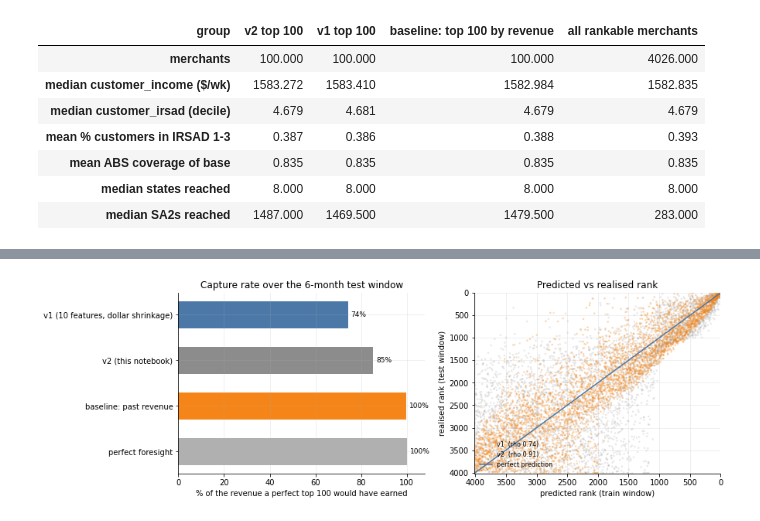
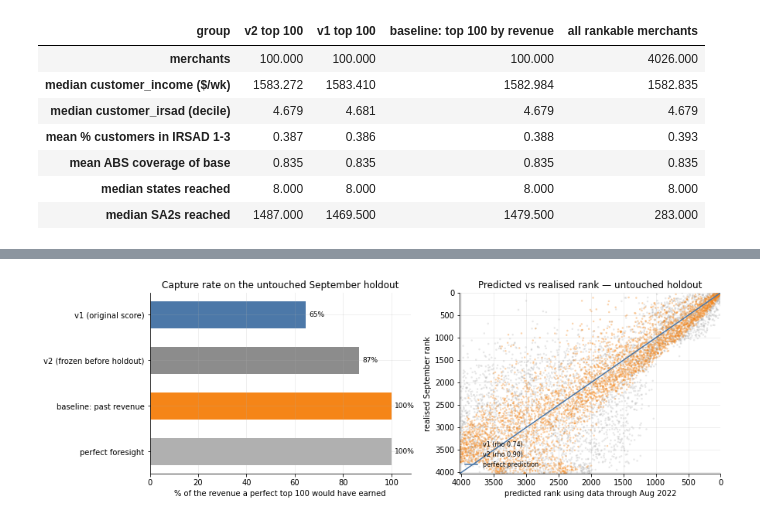
Before and after one commit to cjboingboing/project2, a Jupyter notebook: notebooks/merchant_ranking_v2.ipynb, the cells around one changed output, grey strips where cells are left out. Cells and saved outputs as stored; diff of their text form; code cells hidden in the pictures.

```diff
--- a/notebooks/merchant_ranking_v2.ipynb
+++ b/notebooks/merchant_ranking_v2.ipynb
@@ -668,7 +813,9 @@ def judge(label, series):
         "spearman": spearmanr(series, ev["realised_revenue"])[0],
         "capture rate": sel["realised_revenue"].sum() / best_possible,
         "hits in realised top 100": len(set(sel["merchant_abn"]) & perfect_abns),
-        "picks that stopped trading": int((sel["test_transactions"] == 0).sum()),
+        "picks with no September activity": int(
+            (sel["holdout_transactions"] == 0).sum()
+        ),
         "realised revenue ($M)": sel["realised_revenue"].sum() / 1e6,
     }
 
@@ -677,9 +824,12 @@ s_v2, ranks_ev = score_v2(ev)
 s_v1, _ = score_v1(ev)
 
 results = pd.DataFrame([
-    judge("v1 (10 features, dollar shrinkage)", s_v1),
-    judge("v2 (this notebook)", s_v2),
-    judge("baseline: past revenue", ev["estimated_bnpl_revenue"].rank(pct=True) * 100),
+    judge("v1 (original score)", s_v1),
+    judge("v2 (frozen before holdout)", s_v2),
+    judge(
+        "baseline: past revenue",
+        ev["estimated_bnpl_revenue"].rank(pct=True) * 100,
+    ),
     judge("perfect foresight", ev["realised_revenue"]),
 ]).set_index("picker")
 
@@ -747,30 +859,66 @@ pd.DataFrame(rows).set_index("picker").round(3)
 # %%
 fig, axes = plt.subplots(1, 2, figsize=(12.5, 4.2))
 
 caps = results["capture rate"] * 100
-bars = axes[0].barh(caps.index[::-1], caps.values[::-1],
-                    color=[BLUE, GREY, ORANGE, "#B0B0B0"][::-1], height=0.6)
-axes[0].bar_label(bars, labels=[f"{v:.0f}%" for v in caps.values[::-1]], padding=4, fontsize=9)
+bars = axes[0].barh(
+    caps.index[::-1],
+    caps.values[::-1],
+    color=[BLUE, GREY, ORANGE, "#B0B0B0"][::-1],
+    height=0.6,
+)
+axes[0].bar_label(
+    bars,
+    labels=[f"{v:.0f}%" for v in caps.values[::-1]],
+    padding=4,
+    fontsize=9,
+)
 axes[0].set_xlim(0, 108)
 axes[0].set_xlabel("% of the revenue a perfect top 100 would have earned")
-axes[0].set_title("Capture rate over the 6-month test window")
+axes[0].set_title("Capture rate on the untouched September holdout")
 
 pred_v2 = s_v2.rank(ascending=False, method="first")
 pred_v1 = s_v1.rank(ascending=False, method="first")
 realised_rank = ev["realised_revenue"].rank(ascending=False, method="first")
 lim = len(ev)
-axes[1].scatter(pred_v1, realised_rank, s=6, alpha=0.2, color=GREY, edgecolors="none",
-                label=f"v1  (rho {results.loc['v1 (10 features, dollar shrinkage)','spearman']:.2f})")
-axes[1].scatter(pred_v2, realised_rank, s=6, alpha=0.35, color=ORANGE, edgecolors="none",
-                label=f"v2  (rho {results.loc['v2 (this notebook)','spearman']:.2f})")
-axes[1].plot([1, lim], [1, lim], color=BLUE, linewidth=1.5, label="perfect prediction")
-axes[1].set_xlim(0, lim); axes[1].set_ylim(0, lim)
-axes[1].invert_xaxis(); axes[1].invert_yaxis()
-axes[1].set_xlabel("predicted rank (train window)")
-axes[1].set_ylabel("realised rank (test window)")
-axes[1].set_title("Predicted vs realised rank")
+
+axes[1].scatter(
+    pred_v1,
+    realised_rank,
+    s=6,
+    alpha=0.2,
+    color=GREY,
+    edgecolors="none",
+    label=f"v1 (rho {results.loc['v1 (original score)', 'spearman']:.2f})",
+)
+axes[1].scatter(
+    pred_v2,
+    realised_rank,
+    s=6,
+    alpha=0.35,
+    color=ORANGE,
+    edgecolors="none",
+    label=(
+        "v2 "
+        f"(rho {results.loc['v2 (frozen before holdout)', 'spearman']:.2f})"
+    ),
+)
+axes[1].plot(
+    [1, lim],
+    [1, lim],
+    color=BLUE,
+    linewidth=1.5,
+    label="perfect prediction",
+)
+axes[1].set_xlim(0, lim)
+axes[1].set_ylim(0, lim)
+axes[1].invert_xaxis()
+axes[1].invert_yaxis()
+axes[1].set_xlabel("predicted rank using data through Aug 2022")
+axes[1].set_ylabel("realised September rank")
+axes[1].set_title("Predicted vs realised rank — untouched holdout")
 axes[1].legend(frameon=False, loc="lower left", fontsize=8)
 
-plt.tight_layout(); plt.show()
+plt.tight_layout()
+plt.show()
 # %% [output]
-[figure, old version]
+[figure, new version]
```
Also changed, not shown: parts of 24 cells of this notebook, 4 other files.
